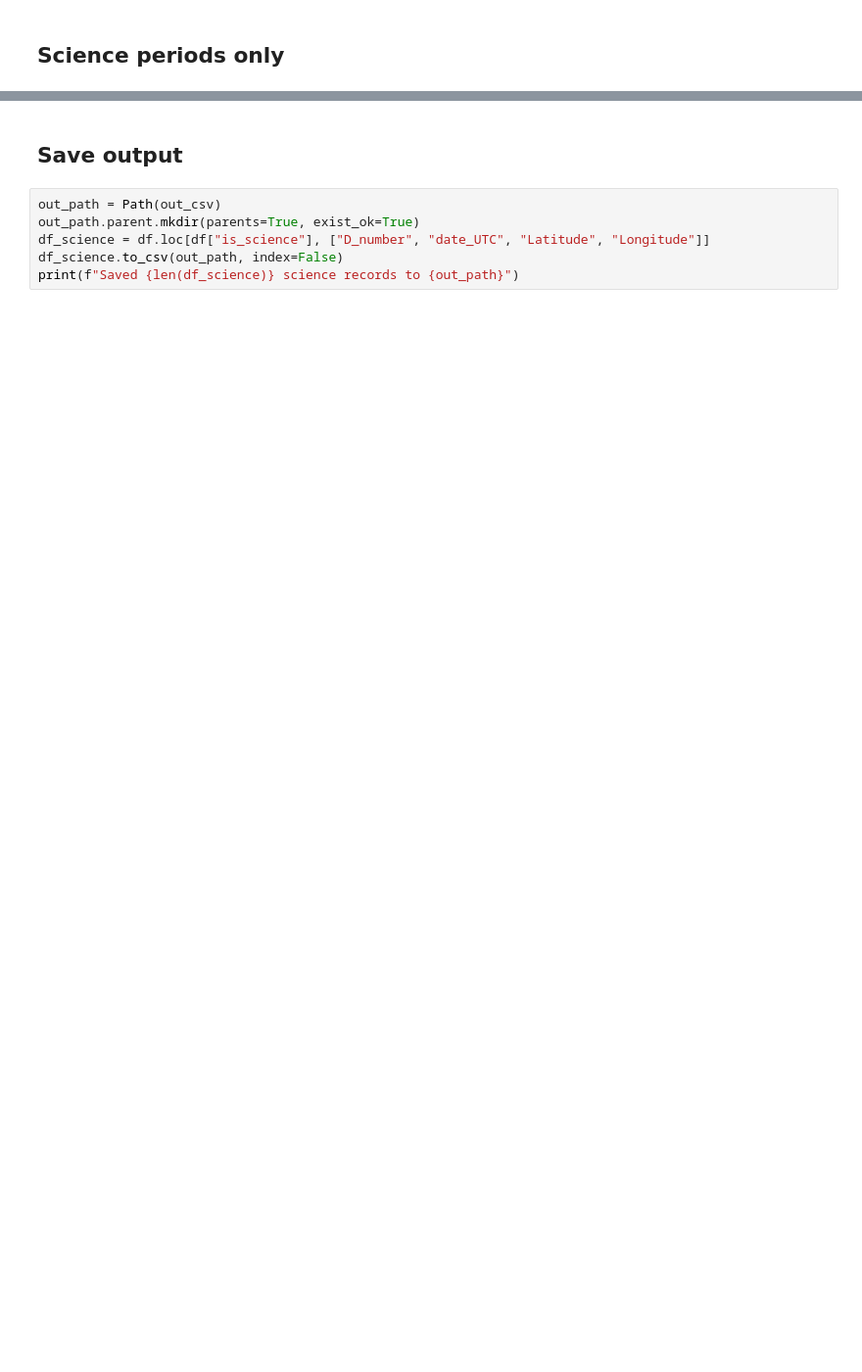
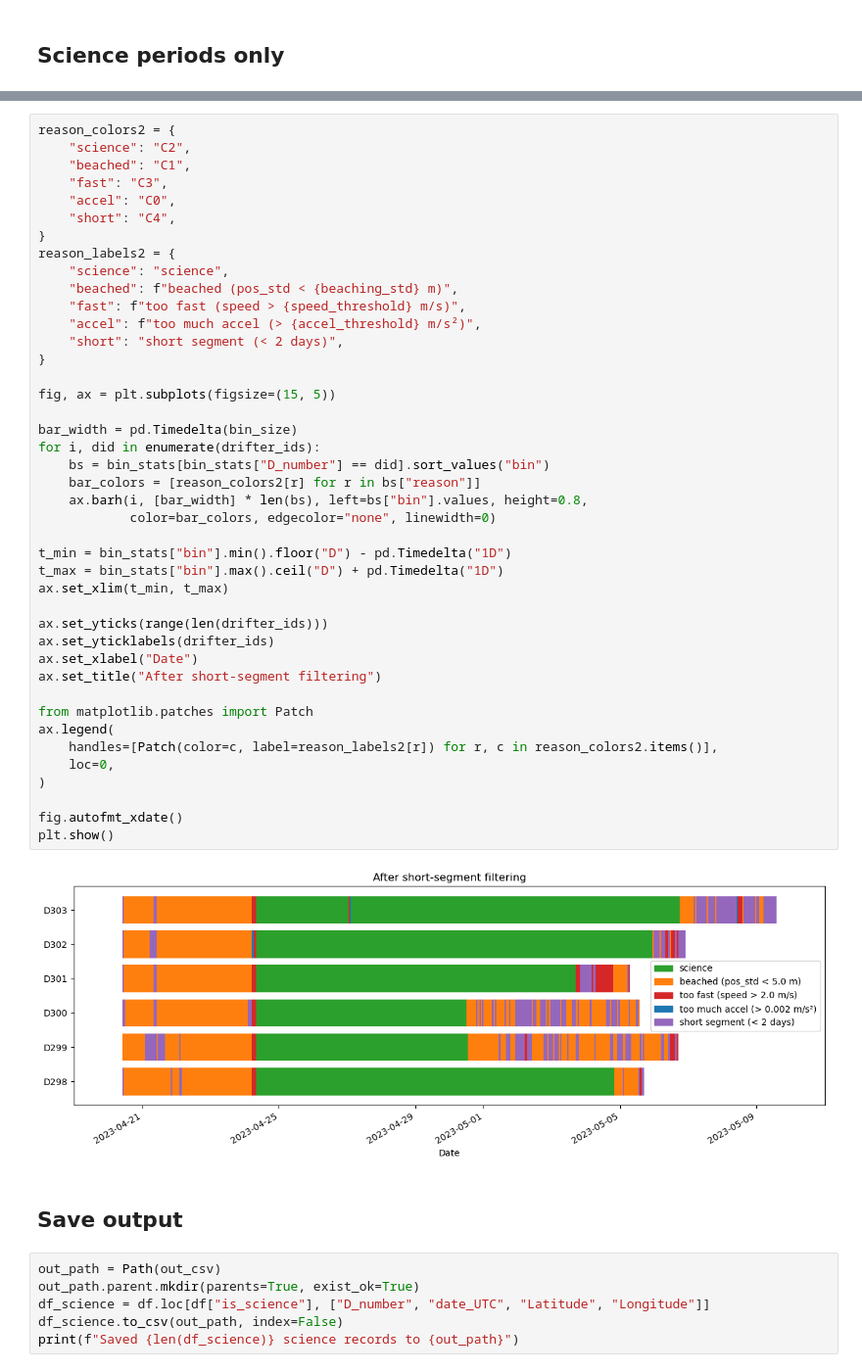
Before and after one commit to geomar-od-lagrange/mechanical_drifters, a Jupyter notebook: examples/baltic_drifters/00_extract_science_periods.ipynb, the cells around one changed output, grey strips where cells are left out. Shown at 98% size. Drawn from its saved outputs; the diff is of its cells as text; blank space fills up the shorter version.

```diff
--- a/examples/baltic_drifters/00_extract_science_periods.ipynb
+++ b/examples/baltic_drifters/00_extract_science_periods.ipynb
@@ -192,3 +276,47 @@ plt.show()
+# %%
+reason_colors2 = {
+    "science": "C2",
+    "beached": "C1",
+    "fast": "C3",
+    "accel": "C0",
+    "short": "C4",
+}
+reason_labels2 = {
+    "science": "science",
+    "beached": f"beached (pos_std < {beaching_std} m)",
+    "fast": f"too fast (speed > {speed_threshold} m/s)",
+    "accel": f"too much accel (> {accel_threshold} m/s²)",
+    "short": "short segment (< 2 days)",
+}
+
+fig, ax = plt.subplots(figsize=(15, 5))
+
+bar_width = pd.Timedelta(bin_size)
+for i, did in enumerate(drifter_ids):
+    bs = bin_stats[bin_stats["D_number"] == did].sort_values("bin")
+    bar_colors = [reason_colors2[r] for r in bs["reason"]]
+    ax.barh(i, [bar_width] * len(bs), left=bs["bin"].values, height=0.8,
+            color=bar_colors, edgecolor="none", linewidth=0)
+
+t_min = bin_stats["bin"].min().floor("D") - pd.Timedelta("1D")
+t_max = bin_stats["bin"].max().ceil("D") + pd.Timedelta("1D")
+ax.set_xlim(t_min, t_max)
+
+ax.set_yticks(range(len(drifter_ids)))
+ax.set_yticklabels(drifter_ids)
+ax.set_xlabel("Date")
+ax.set_title("After short-segment filtering")
+
+from matplotlib.patches import Patch
+ax.legend(
+    handles=[Patch(color=c, label=reason_labels2[r]) for r, c in reason_colors2.items()],
+    loc=0,
+)
+
+fig.autofmt_xdate()
+plt.show()
+# %% [output]
+[figure, added]
 # %% [markdown]
 ## Save output
 # %%
```
Also changed, not shown: parts of 10 cells of this notebook, 17 other files.
